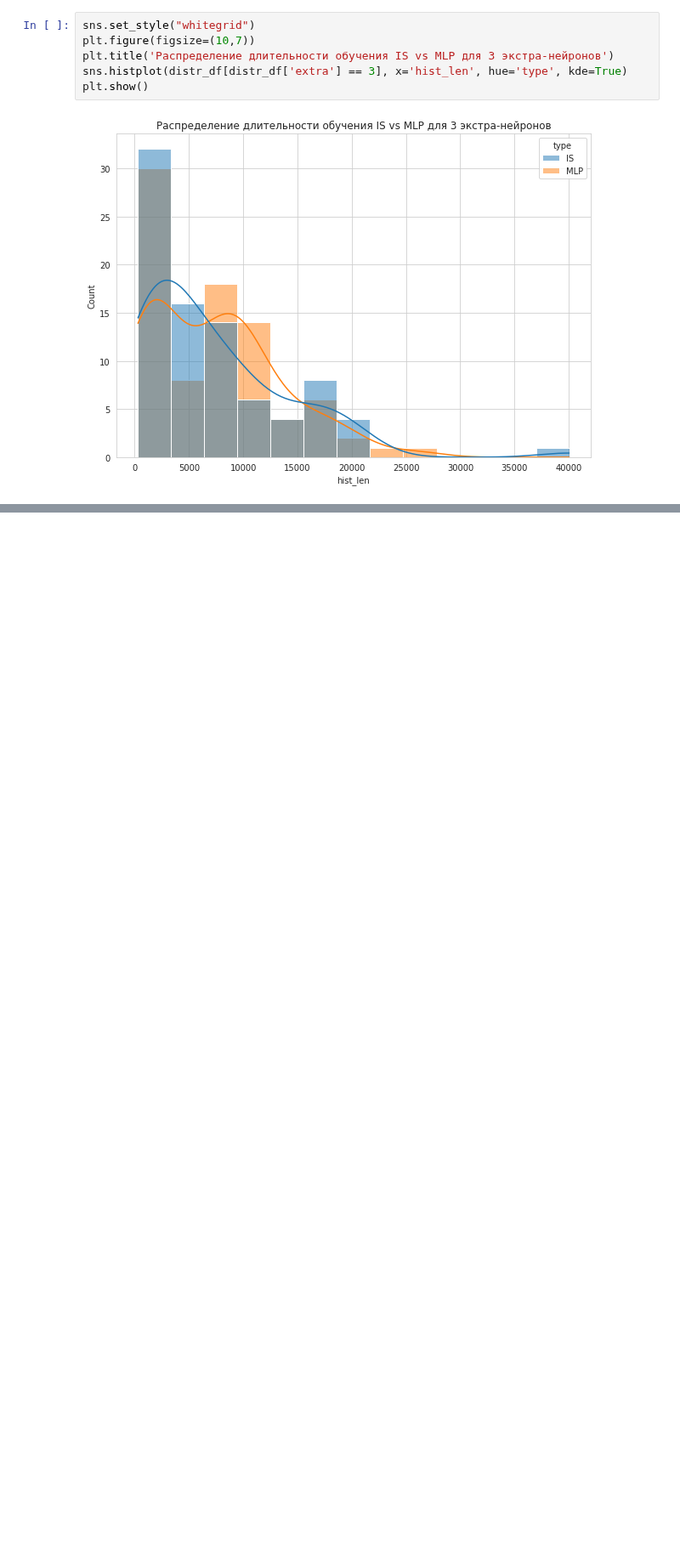
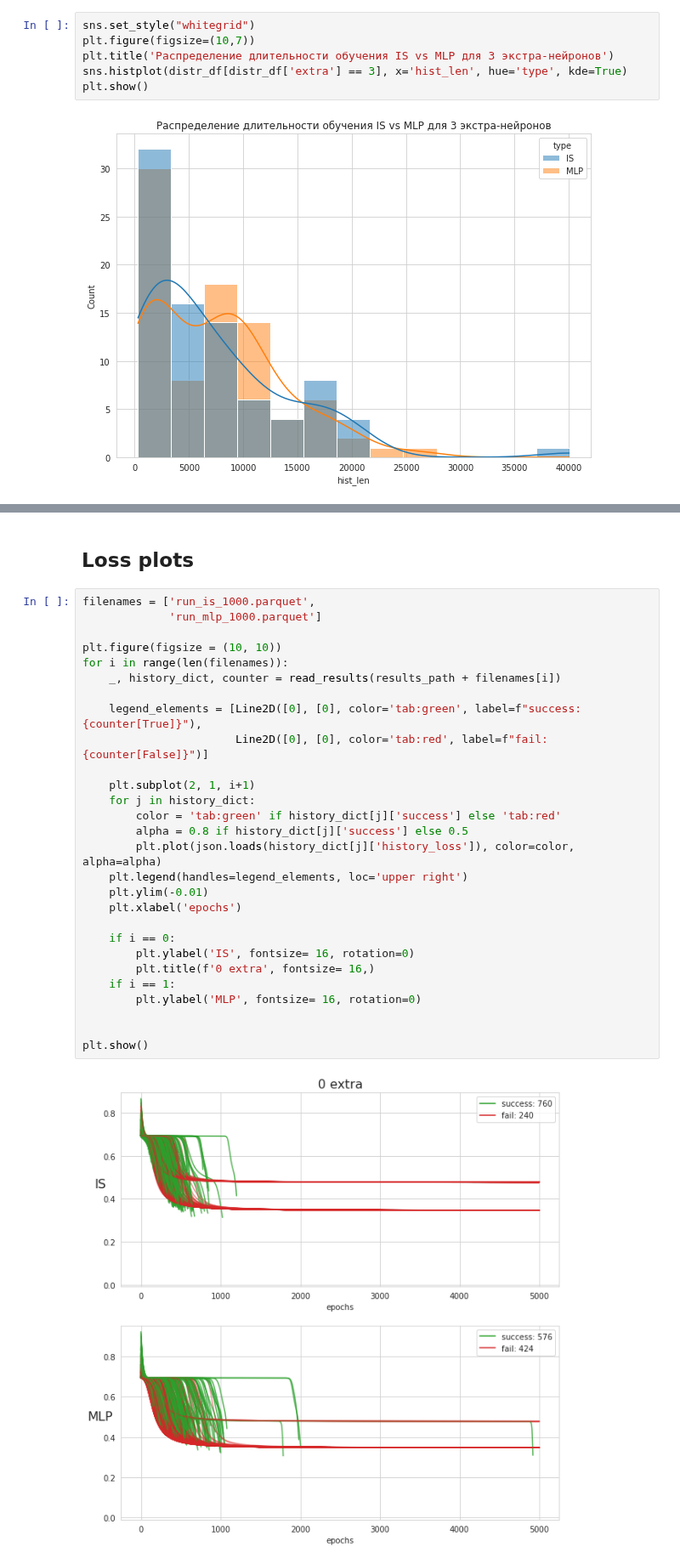
Before and after one commit to skolpin/neuro-boolean-research, a Jupyter notebook: xor_4_analisys.ipynb, the cells around one changed output, grey strips where cells are left out. Shown at 85% size. Cells and saved outputs as stored; diff of their text form; blank space fills up the shorter version.

```diff
--- a/xor_4_analisys.ipynb
+++ b/xor_4_analisys.ipynb
@@ -227,0 +282,32 @@ plt.show()
+# %% [markdown]
+## Loss plots
+# %%
+filenames = ['run_is_1000.parquet',
+             'run_mlp_1000.parquet']
+
+plt.figure(figsize = (10, 10))
+for i in range(len(filenames)):
+    _, history_dict, counter = read_results(results_path + filenames[i])
+
+    legend_elements = [Line2D([0], [0], color='tab:green', label=f"success: {counter[True]}"),
+                       Line2D([0], [0], color='tab:red', label=f"fail: {counter[False]}")]
+
+    plt.subplot(2, 1, i+1)
+    for j in history_dict:
+        color = 'tab:green' if history_dict[j]['success'] else 'tab:red'
+        alpha = 0.8 if history_dict[j]['success'] else 0.5
+        plt.plot(json.loads(history_dict[j]['history_loss']), color=color, alpha=alpha)
+    plt.legend(handles=legend_elements, loc='upper right')
+    plt.ylim(-0.01)
+    plt.xlabel('epochs')
+
+    if i == 0:
+        plt.ylabel('IS', fontsize= 16, rotation=0)
+        plt.title(f'0 extra', fontsize= 16,)
+    if i == 1:
+        plt.ylabel('MLP', fontsize= 16, rotation=0)
+
+
+plt.show()
+# %% [output]
+[figure, added]
```
Also changed, not shown: parts of 23 cells of this notebook, 2 other files.
